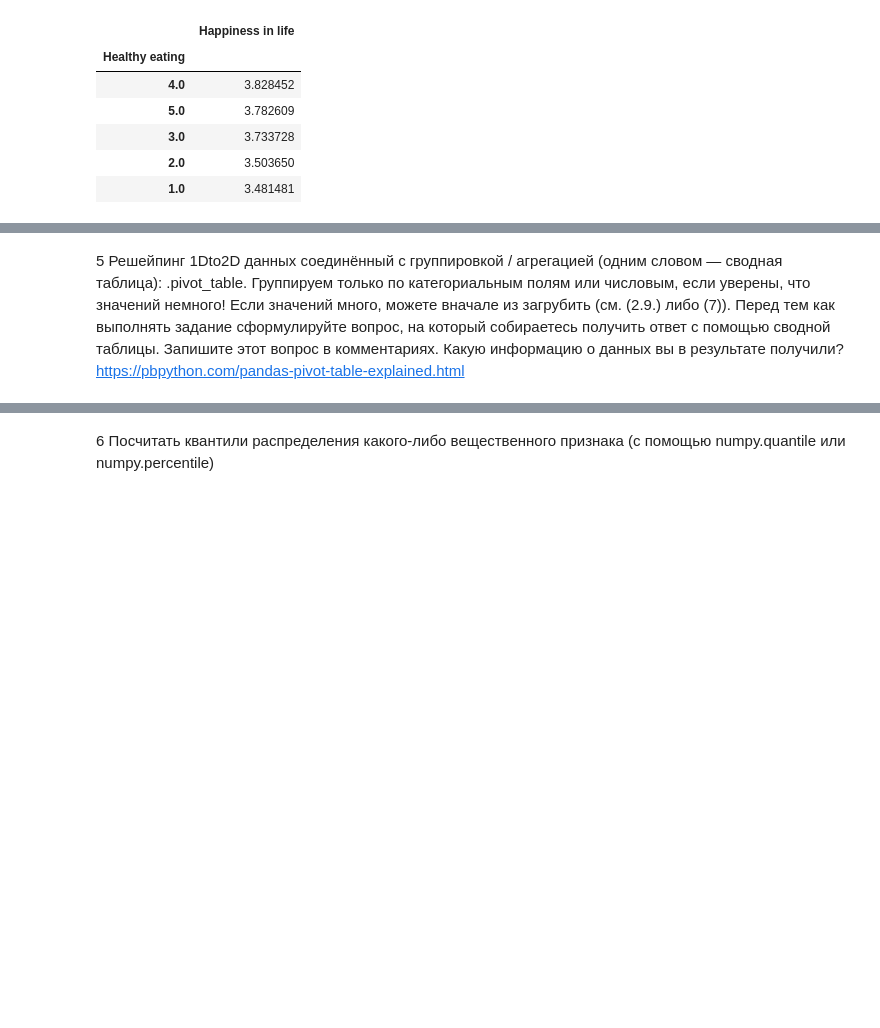
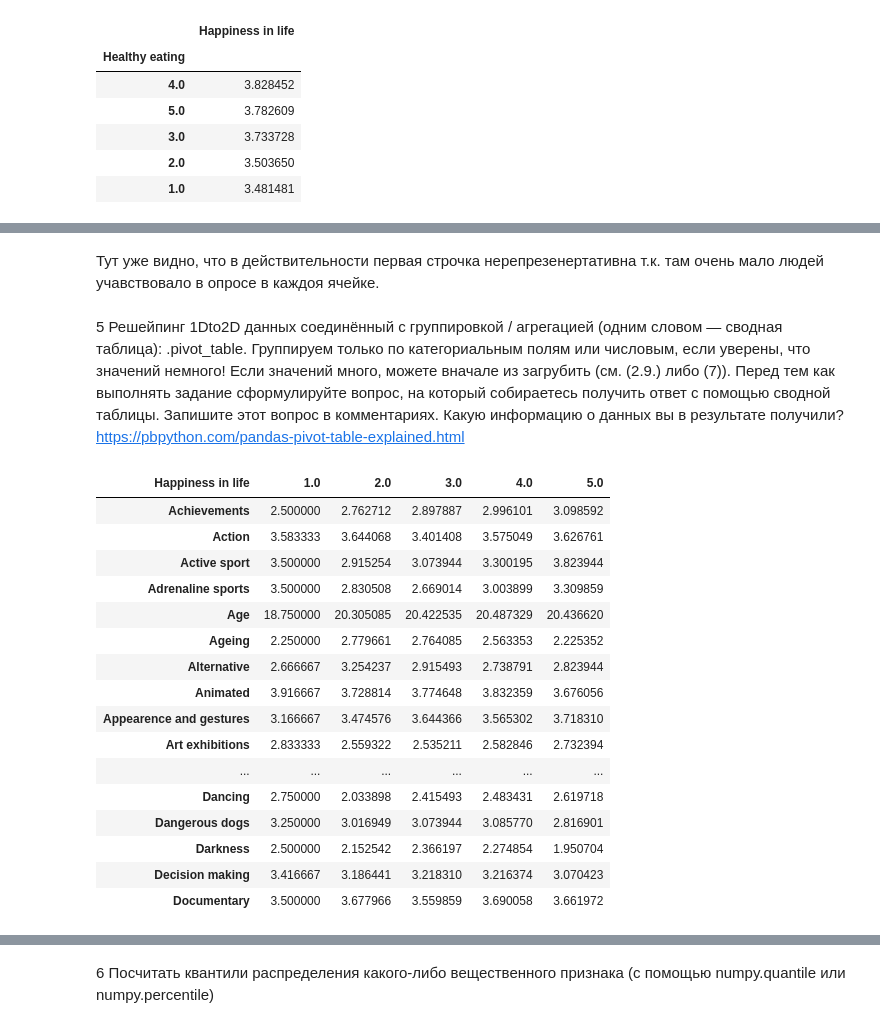
Before and after one commit to LinarKulinar/Data-Analysis-Tools-SSAU, a Jupyter notebook: Lab_1_Pandas_6133_Akhmetov.ipynb, the cells around one changed output, grey strips where cells are left out. Saved outputs shown, nothing was run; the diff lists cells and outputs as text; code cells hidden in the pictures; blank space fills up the shorter version.

```diff
--- a/Lab_1_Pandas_6133_Akhmetov.ipynb
+++ b/Lab_1_Pandas_6133_Akhmetov.ipynb
@@ -428,4 +481,26 @@ data[['Happiness in life', 'Healthy eating']]\
+# %% [markdown]
+Тут уже видно, что в действительности первая строчка нерепрезенертативна т.к. там очень мало людей учавствовало в опросе в каждоя ячейке.
 # %% [markdown]
 5 Решейпинг 1Dto2D данных соединённый с группировкой / агрегацией (одним словом — сводная таблица): .pivot_table. Группируем только по категориальным полям или числовым, если уверены, что значений немного! Если значений много, можете вначале из загрубить (см. (2.9.) либо (7)).
 Перед тем как выполнять задание сформулируйте вопрос, на который собираетесь получить ответ с помощью сводной таблицы. Запишите этот вопрос в комментариях. Какую информацию о данных вы в результате получили?
 https://pbpython.com/pandas-pivot-table-explained.html
+# %%
+pd.pivot_table(data, index='Happiness in life').T.head(35)
+# %% [output]
+| Happiness in life | 1.0 | 2.0 | 3.0 | 4.0 | 5.0 |
+| Achievements | 2.500000 | 2.762712 | 2.897887 | 2.996101 | 3.098592 |
+| Action | 3.583333 | 3.644068 | 3.401408 | 3.575049 | 3.626761 |
+| Active sport | 3.500000 | 2.915254 | 3.073944 | 3.300195 | 3.823944 |
+| Adrenaline sports | 3.500000 | 2.830508 | 2.669014 | 3.003899 | 3.309859 |
+| Age | 18.750000 | 20.305085 | 20.422535 | 20.487329 | 20.436620 |
+| Ageing | 2.250000 | 2.779661 | 2.764085 | 2.563353 | 2.225352 |
+| Alternative | 2.666667 | 3.254237 | 2.915493 | 2.738791 | 2.823944 |
+| Animated | 3.916667 | 3.728814 | 3.774648 | 3.832359 | 3.676056 |
+| Appearence and gestures | 3.166667 | 3.474576 | 3.644366 | 3.565302 | 3.718310 |
+| Art exhibitions | 2.833333 | 2.559322 | 2.535211 | 2.582846 | 2.732394 |
+| ... | ... | ... | ... | ... | ... |
+| Dancing | 2.750000 | 2.033898 | 2.415493 | 2.483431 | 2.619718 |
+| Dangerous dogs | 3.250000 | 3.016949 | 3.073944 | 3.085770 | 2.816901 |
+| Darkness | 2.500000 | 2.152542 | 2.366197 | 2.274854 | 1.950704 |
+| Decision making | 3.416667 | 3.186441 | 3.218310 | 3.216374 | 3.070423 |
+| Documentary | 3.500000 | 3.677966 | 3.559859 | 3.690058 | 3.661972 |
```
Also changed, not shown: parts of 36 cells of this notebook.
